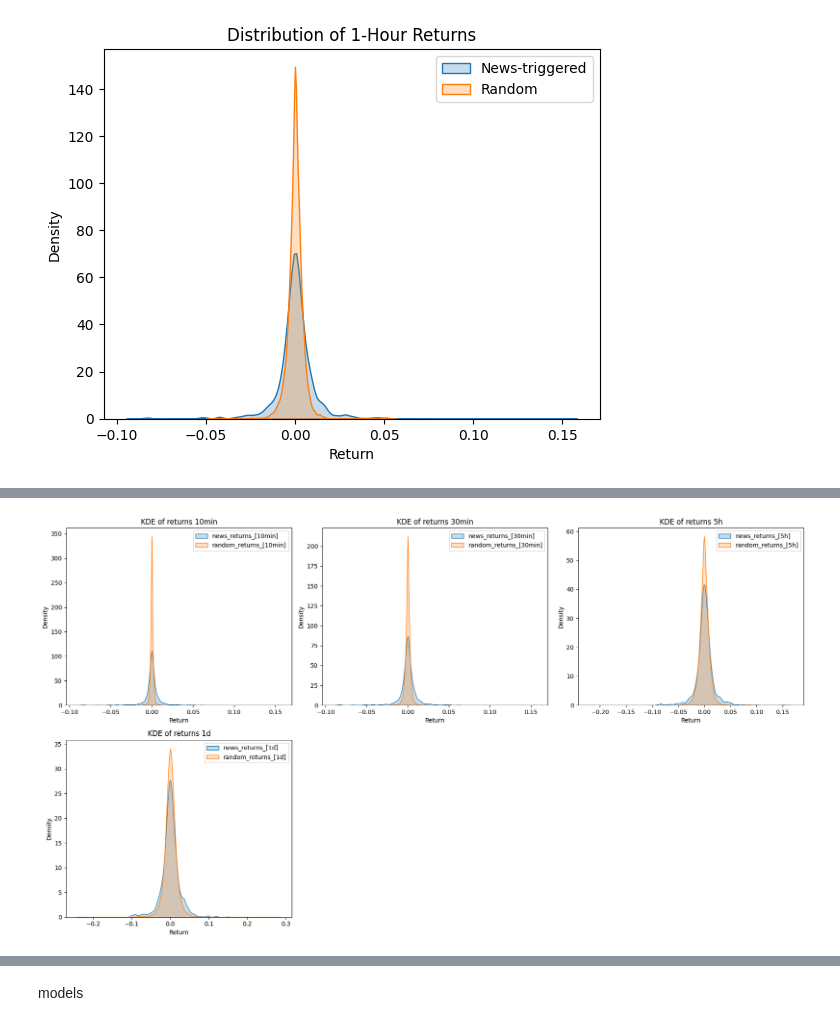
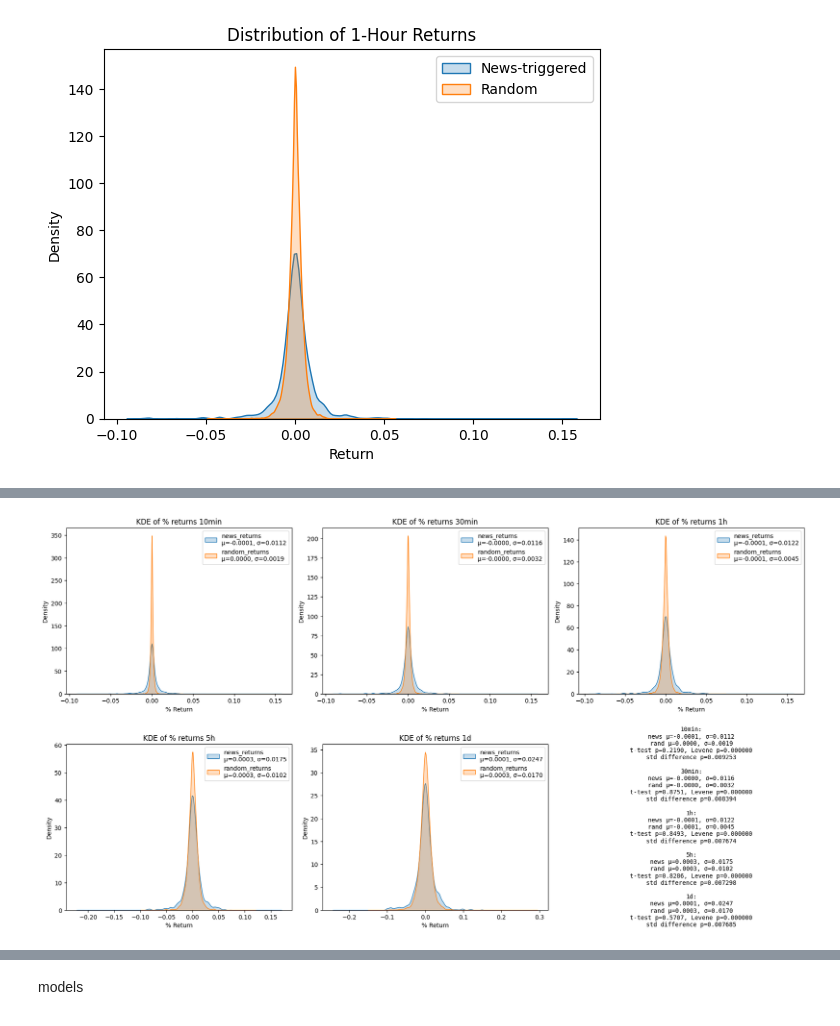
Before and after one commit to AndreasWendel/Examens, a Jupyter notebook: db checks.ipynb, the cells around one changed output, grey strips where cells are left out. Cells and saved outputs as stored; diff of their text form; code cells hidden in the pictures.

```diff
--- a/db checks.ipynb
+++ b/db checks.ipynb
@@ -525,23 +507,47 @@ T-test p-value: 0.5669
-# %%
-import seaborn as sns
-
-import matplotlib.pyplot as plt
-
-plt.figure(figsize=(18, 10))
-for i in range(5):
-    ax = plt.subplot(2, 3, i+1)
-    if i < len(news_returns_list):
-        sns.kdeplot(news_returns_list[i], label=f'news_returns_[{timeframes[i]}]', fill=True, ax=ax)
-        sns.kdeplot(random_returns_list[i], label=f'random_returns_[{timeframes[i]}]', fill=True)
-        ax.set_title(f'KDE of returns {timeframes[i]}')
-        ax.set_xlabel('Return')
-        ax.legend()
-    else:
-        ax.axis('off')
-plt.tight_layout()
-plt.show()
-# %% [output]
-[figure, removed]
+# %%
+from scipy.stats import levene
+
+plt.figure(figsize=(18, 10))
+legend_texts = []
+for i in range(5):
+    ax = plt.subplot(2, 3, i+1)
+    if i < len(news_returns_list):
+        sns.kdeplot(news_returns_list[i], label='news_returns', fill=True, ax=ax)
+        sns.kdeplot(random_returns_list[i], label='random_returns', fill=True, ax=ax)
+        ax.set_title(f'KDE of % returns {timeframes[i]}')
+        ax.set_xlabel('% Return')
+        mean_news = np.mean(news_returns_list[i])
+        std_news = np.std(news_returns_list[i])
+        mean_rand = np.mean(random_returns_list[i])
+        std_rand = np.std(random_returns_list[i])
+        stat, p = levene(news_returns_list[i], random_returns_list[i], center='mean')
+        ttest_p = t_tests[i] if i < len(t_tests) else np.nan
+        ax.legend([
+            f'news_returns\nμ={mean_news:.4f}, σ={std_news:.4f}',
+            f'random_returns\nμ={mean_rand:.4f}, σ={std_rand:.4f}',
+        ], loc='upper right', fontsize=10)
+        legend_texts.append(
+            f"{timeframes[i]}:\n"
+            f"news μ={mean_news:.4f}, σ={std_news:.4f}\n"
+            f"rand μ={mean_rand:.4f}, σ={std_rand:.4f}\n"
+            f"t-test p={ttest_p:.4f}, Levene p={p:.6f}\n"
+            f"std difference p={std_news - std_rand:.6f}"
+        )
+    else:
+        ax.axis('off')
+
+# Add summary legend to the 6th subplot
+ax6 = plt.subplot(2, 3, 6)
+ax6.axis('off')
+# Place the legend text in the center of the 6th subplot
+ax6.text(
+    0.5, 0.5, "\n\n".join(legend_texts),
+    ha='center', va='center', fontsize=10, family='monospace'
+)
+plt.tight_layout()
+plt.show()
+# %% [output]
+[figure, added]
 # %%
 from scipy.stats import levene
 
```
Also changed, not shown: parts of 34 cells of this notebook, 5 other files.
